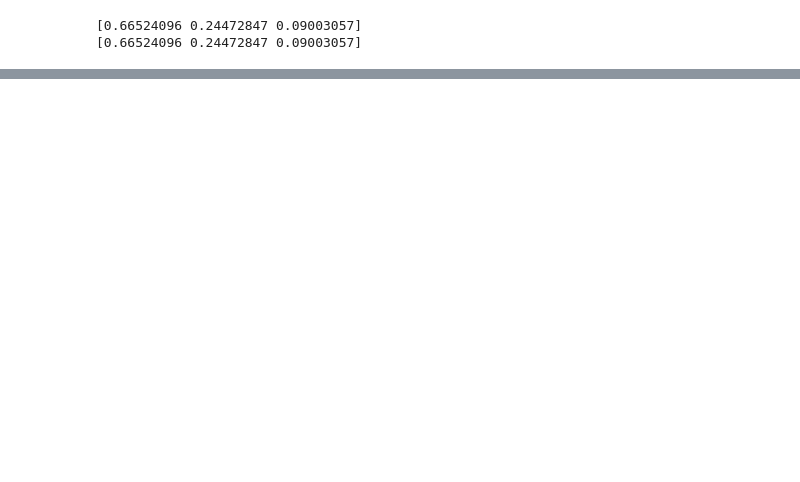
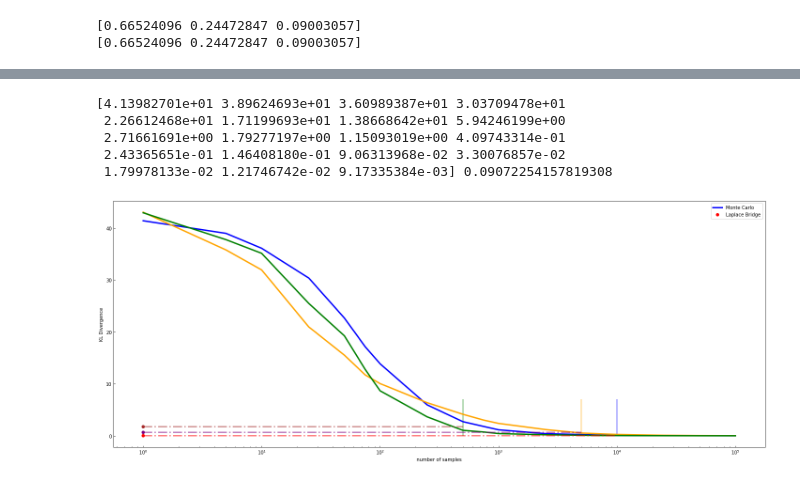
Before and after one commit to ross-Hr/master2020, a Jupyter notebook: 2019-10-Laplace_Bridge/exp/Exp3_KL_div_timing.ipynb, the cells around one changed output, grey strips where cells are left out. Saved outputs shown, nothing was run; the diff lists cells and outputs as text; code cells hidden in the pictures; blank space fills up the shorter version.

```diff
--- a/2019-10-Laplace_Bridge/exp/Exp3_KL_div_timing.ipynb
+++ b/2019-10-Laplace_Bridge/exp/Exp3_KL_div_timing.ipynb
@@ -897,2 +914,60 @@ time3:  1.2853058619998592
+# %%
+# calculate the cutoff points
+print(KL1_Gaussian_mean,  KL1_Dirichlet)
+sample_sizes = [1, 5,   10, 25, 50, 75,
+                        100, 250, 500, 750,
+                        1000, 2500, 5000, 7500,
+                        10000, 25000, 50000, 75000,
+                        100000]
+cutoff1 = sample_sizes[np.sum(KL1_Gaussian_mean>KL1_Dirichlet)]
+cutoff2 = sample_sizes[np.sum(KL2_Gaussian_mean>KL2_Dirichlet)]
+cutoff3 = sample_sizes[np.sum(KL3_Gaussian_mean>KL3_Dirichlet)]
+# %% [output]
+[4.13982701e+01 3.89624693e+01 3.60989387e+01 3.03709478e+01
+ 2.26612468e+01 1.71199693e+01 1.38668642e+01 5.94246199e+00
+ 2.71661691e+00 1.79277197e+00 1.15093019e+00 4.09743314e-01
+ 2.43365651e-01 1.46408180e-01 9.06313968e-02 3.30076857e-02
+ 1.79978133e-02 1.21746742e-02 9.17335384e-03] 0.09072254157819308
+# %%
+import tikzplotlib as tpl
+from matplotlib.patches import Patch
+from matplotlib.lines import Line2D
+#### sample_sizes ####
+fig = plt.figure()
+n = len(sample_sizes)
+sample_line1 = [1, cutoff1]
+sample_line2 = [1, cutoff2]
+sample_line3 = [1, cutoff3]
+plt.rcParams["figure.figsize"] = (20,8)
+plt.plot(sample_sizes, KL1_Gaussian_mean, lw=3, color="blue", label='Monte Carlo')
+plt.plot(sample_sizes, KL2_Gaussian_mean, lw=3, color="orange")#, label='KL2 Gaussian')
+plt.plot(sample_sizes, KL3_Gaussian_mean, lw=3, color="green")#, label='KL3 Gaussian')
+plt.plot(1, KL1_Dirichlet, 'o', color="red", label = 'Laplace Bridge')
+plt.plot(1, KL2_Dirichlet, 'o', color="purple")#, label = 'KL2 Dirichlet')
+plt.plot(1, KL3_Dirichlet, 'o', color="brown")#, label = 'KL3 Dirichlet')
+plt.plot(sample_line1, [KL1_Dirichlet]*2, '-.', lw=3, alpha=0.5, color="red")
+plt.plot(sample_line2, [KL2_Dirichlet]*2, '-.', lw=3, alpha=0.5, color="purple")
+plt.plot(sample_line3, [KL3_Dirichlet]*2, '-.', lw=3, alpha=0.5, color="brown")
+#cutoff points
+plt.vlines(cutoff1, ymin=0, ymax=7, alpha=0.7, color="blue")#, label='equal KL div 1')
+plt.vlines(cutoff2, ymin=0, ymax=7, alpha=0.7, color="orange")#, label='equal KL div 2')
+plt.vlines(cutoff3, ymin=0, ymax=7, alpha=0.7, color="green")#, label='equal KL div 3')
+plt.ylabel('KL Divergence')
+plt.xlabel('number of samples')
+plt.xscale('log');
+plt.legend(loc='upper right')
+#plt.savefig('figures/KL_div_playground_samples.pdf')
+plt.tick_params(which='both',
+                top=False,
+                right=False,
+                direction='in')
+
+plt.tight_layout()
+
+plt.show()
+tpl.save('figures/KLDivSamples.tex', figure=fig, figurewidth='\\figwidth', figureheight='\\figheight',
+        extra_axis_parameters={'xtick align=inside', 'ytick align=inside', 'xtick pos=left', 'ytick pos=left', 'legend pos=north east'})
+# %% [output]
+[figure, added]
 # %%
 # calculate the cutoff points
```
Also changed, not shown: parts of 10 cells of this notebook, 13 other files.
